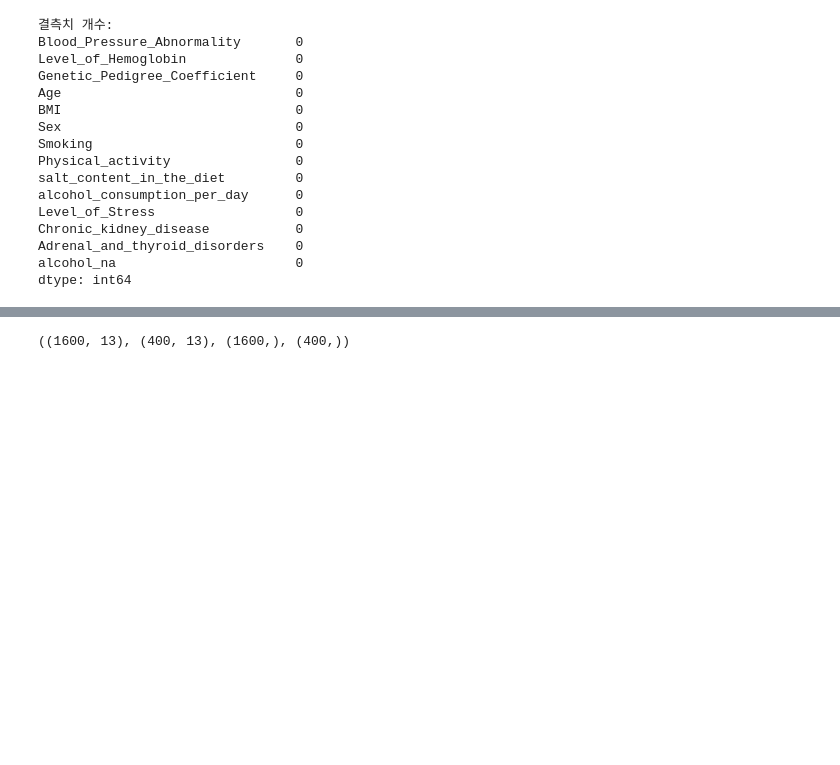
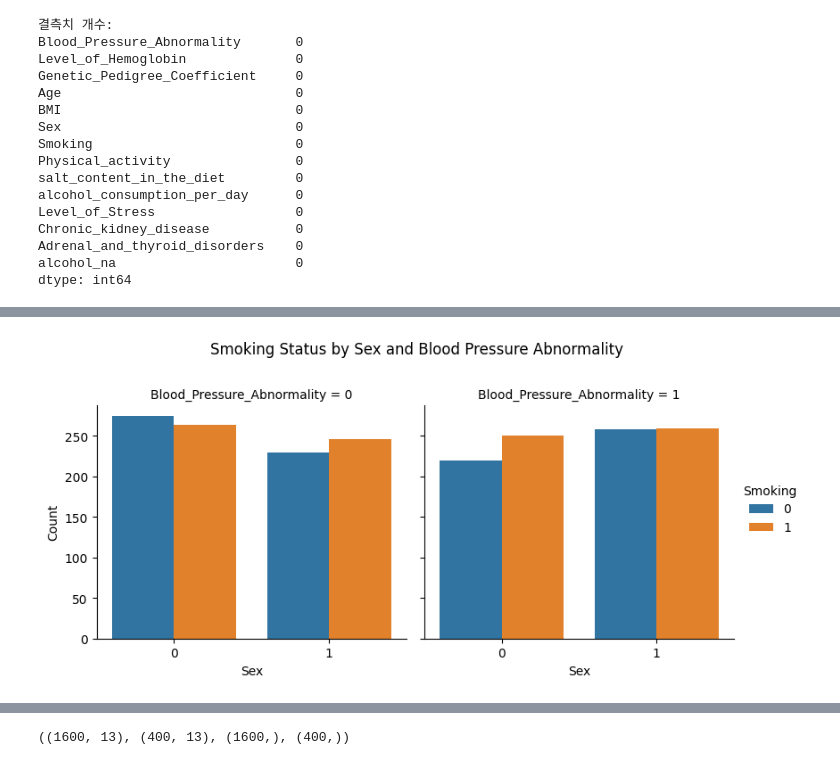
Before and after one commit to Tea-Yeon-Kim/AI-Class, a Jupyter notebook: week7/BP_data_classfication.ipynb, the cells around one changed output, grey strips where cells are left out. Saved outputs shown, nothing was run; the diff lists cells and outputs as text; code cells hidden in the pictures; blank space fills up the shorter version.

```diff
--- a/week7/BP_data_classfication.ipynb
+++ b/week7/BP_data_classfication.ipynb
@@ -116,0 +163,23 @@ dtype: int64
+# %%
+
+import seaborn as sns
+import matplotlib.pyplot as plt
+
+g = sns.catplot(
+    data=data,
+    kind="count",
+    x="Sex",
+    hue="Smoking",
+    col="Blood_Pressure_Abnormality",
+    height=4,
+    aspect=1
+)
+
+g.fig.subplots_adjust(top=0.8)
+g.fig.suptitle("Smoking Status by Sex and Blood Pressure Abnormality")
+g.set_axis_labels("Sex", "Count")
+g._legend.set_title("Smoking")
+
+plt.show()
+# %% [output]
+[figure, added]
```
Also changed, not shown: parts of 26 cells of this notebook.
